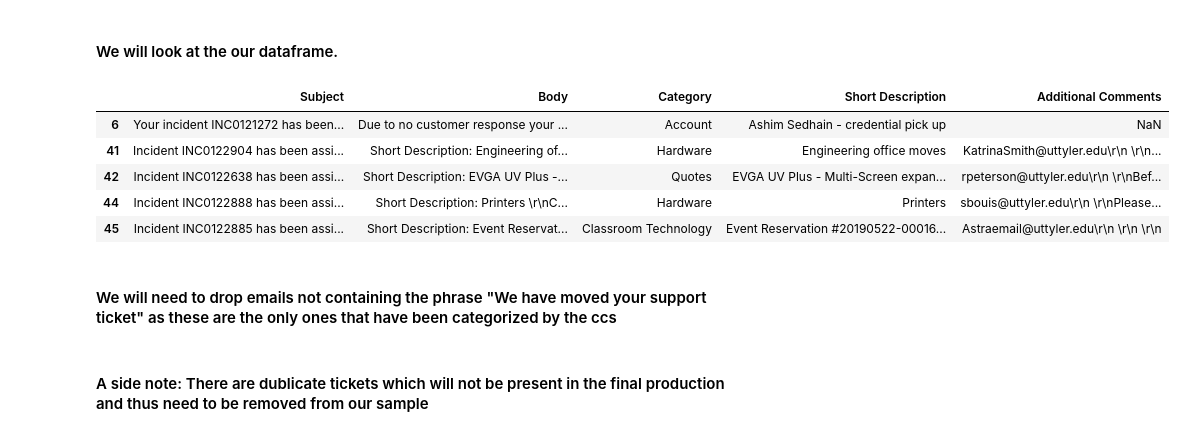
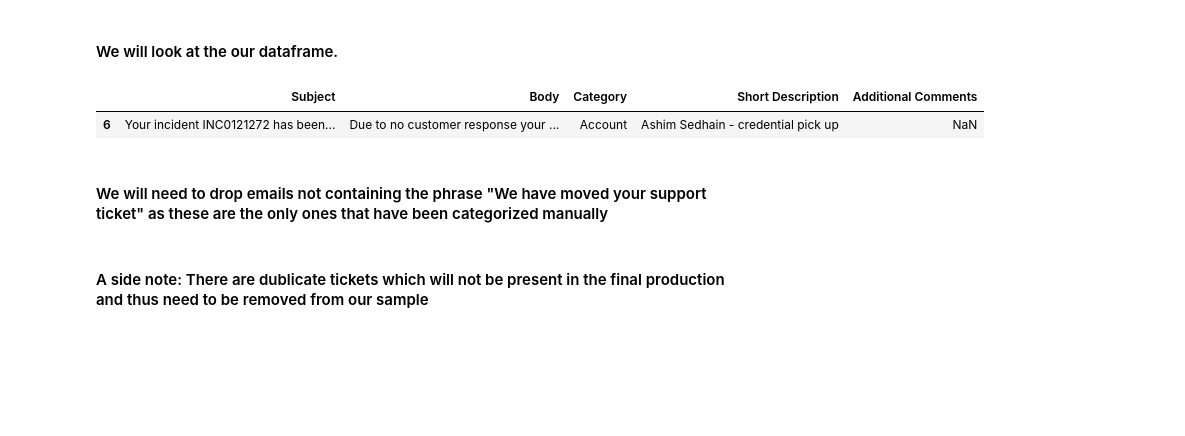
Before and after one commit to asimsedhain/Ticket-Prediction, a Jupyter notebook: Category_From_Emails_Prediction.ipynb, the cells around one changed output. Cells and saved outputs as stored; diff of their text form; code cells hidden in the pictures; blank space fills up the shorter version.

```diff
--- a/Category_From_Emails_Prediction.ipynb
+++ b/Category_From_Emails_Prediction.ipynb
@@ -96,16 +97,12 @@ email_df.shape
 # %% [markdown]
 #### We will look at the our dataframe.
 # %%
-email_df.head()
+email_df.head(1)
 # %% [output]
 |  | Subject | Body | Category | Short Description | Additional Comments |
 | 6 | Your incident INC0121272 has been... | Due to no customer response your ... | Account | Ashim Sedhain - credential pick up | NaN |
-| 41 | Incident INC0122904 has been assi... | Short Description: Engineering of... | Hardware | Engineering office moves | KatrinaSmith@uttyler.edu\r\n \r\n... |
-| 42 | Incident INC0122638 has been assi... | Short Description: EVGA UV Plus -... | Quotes | EVGA UV Plus - Multi-Screen expan... | rpeterson@uttyler.edu\r\n \r\nBef... |
-| 44 | Incident INC0122888 has been assi... | Short Description: Printers \r\nC... | Hardware | Printers | sbouis@uttyler.edu\r\n \r\nPlease... |
-| 45 | Incident INC0122885 has been assi... | Short Description: Event Reservat... | Classroom Technology | Event Reservation #20190522-00016... | Astraemail@uttyler.edu\r\n \r\n \r\n |
 # %% [markdown]
-#### We will need to drop emails not containing the phrase "We have moved your support ticket" as these are the only ones that have been categorized by the ccs
+#### We will need to drop emails not containing the phrase "We have moved your support ticket" as these are the only ones that have been categorized manually
 # %%
 filt = email_df["Body"].str.contains("We have moved your support ticket")
 email_df.drop(email_df.loc[~filt].index, inplace = True)
```
Also changed, not shown: parts of 50 cells of this notebook.
